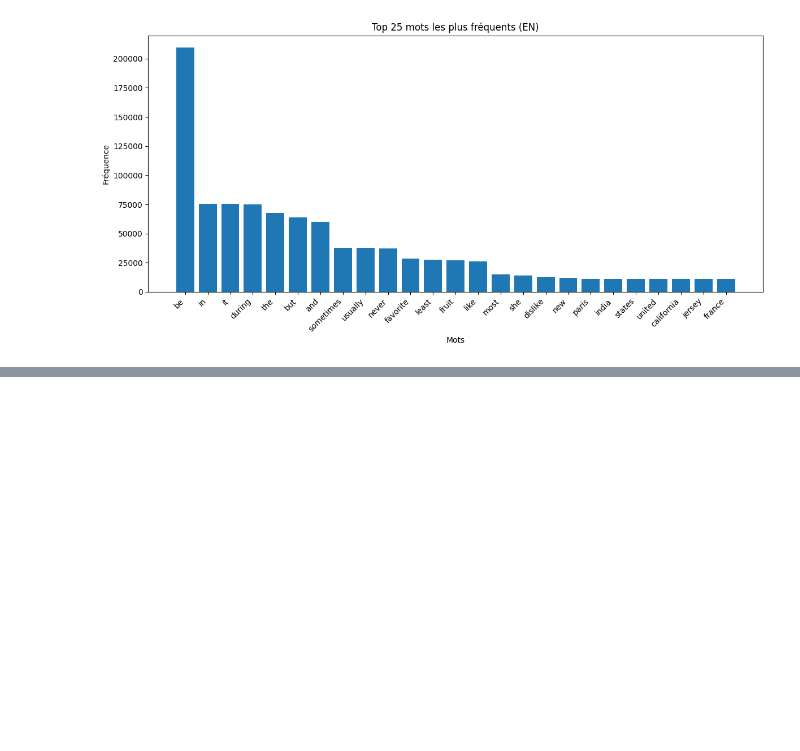
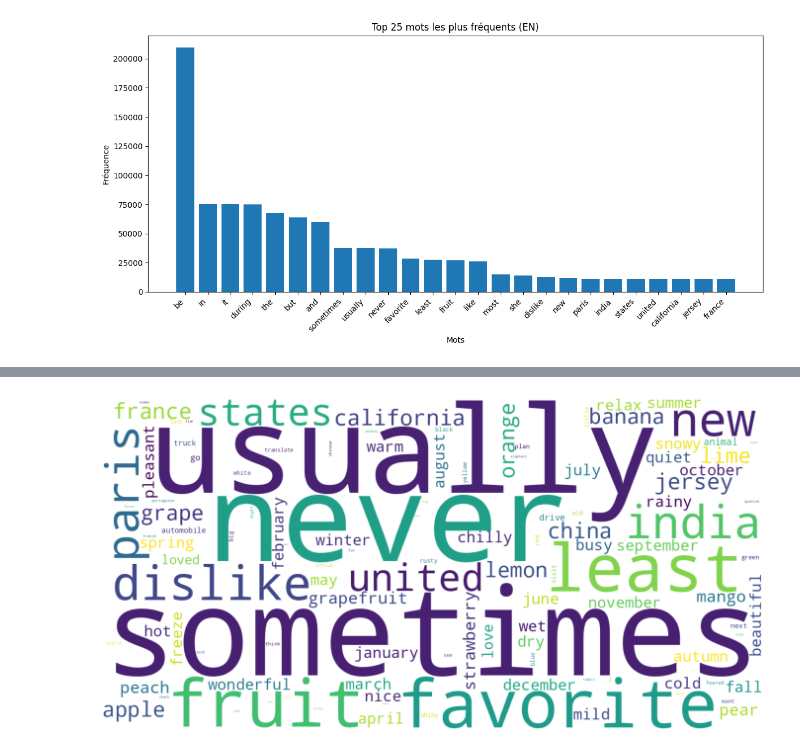
Before and after one commit to Feinst69/Rosetta-Stone, a Jupyter notebook: notebook/exploration.ipynb, the cells around one changed output, grey strips where cells are left out. Drawn from its saved outputs; the diff is of its cells as text; code cells hidden in the pictures; blank space fills up the shorter version.

```diff
--- a/notebook/exploration.ipynb
+++ b/notebook/exploration.ipynb
@@ -305,0 +344,17 @@ plt.show()
+# %%
+text_all = " ".join(en_processed)
+
+wc = WordCloud(
+    width=1600,
+    height=800,
+    background_color="white",
+    collocations=False,
+    random_state=42
+).generate(text_all)
+
+plt.figure(figsize=(14,7))
+plt.imshow(wc, interpolation="bilinear")
+plt.axis("off")
+plt.tight_layout()
+# %% [output]
+[figure, added]
```
Also changed, not shown: parts of 13 cells of this notebook, 1 other file.
